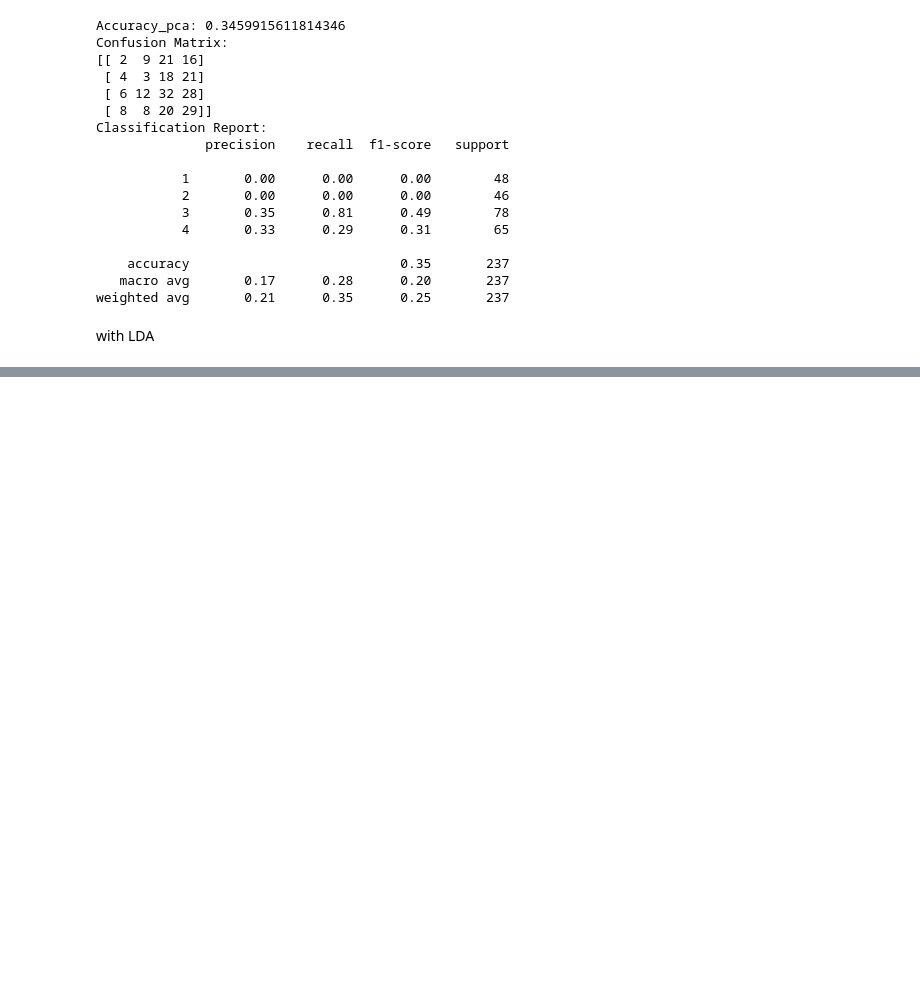
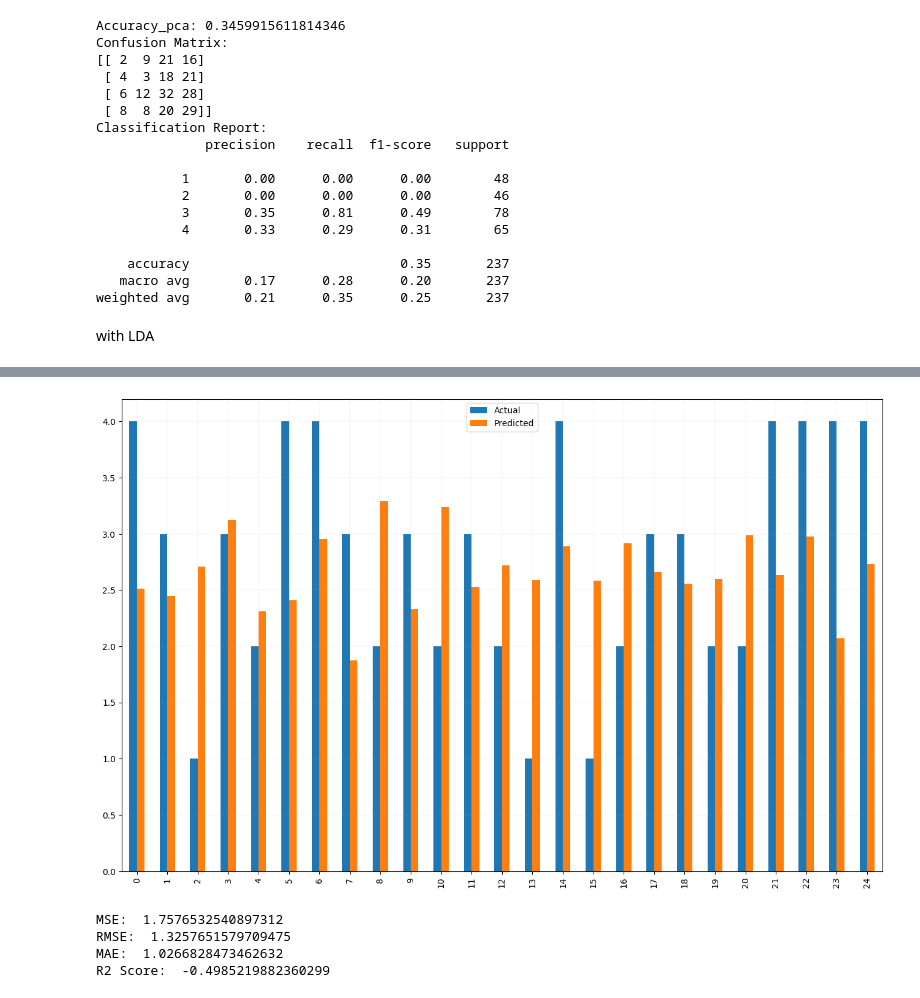
Before and after one commit to pardmanjera/PardonManjera_sba23346_Lvl8_CA2_Integrated, a Jupyter notebook: job_satisfaction_prediction.ipynb, the cells around one changed output, grey strips where cells are left out. Saved outputs shown, nothing was run; the diff lists cells and outputs as text; code cells hidden in the pictures; blank space fills up the shorter version.

```diff
--- a/job_satisfaction_prediction.ipynb
+++ b/job_satisfaction_prediction.ipynb
@@ -1302,0 +1589,2 @@ with LDA
+# %%
+XGB.fit(X_pca_train,y_pca_train)
@@ -1302,0 +1603,30 @@ with LDA
+# %%
+y_lda_pred_xgb = XGB.predict(X_lda_test)
+
+df_xgb_lda = pd.DataFrame({'Actual': y_lda_test.to_numpy().flatten(), 'Predicted': y_lda_pred_xgb.flatten()})
+df1 = df_xgb.head(25)
+df1.plot(kind='bar',figsize=(16,10))
+plt.grid(which='major', linestyle='-', linewidth='0.1')
+plt.grid(which='minor', linestyle=':', linewidth='0.1')
+plt.show()
+# %% [output]
+[figure, added]
+# %%
+MSE_XGB_lda=mean_squared_error(y_lda_test, y_lda_pred_xgb)
+print("MSE: ", mean_squared_error(y_lda_test, y_lda_pred_xgb))
+
+
+RMSE_XGB_lda=np.sqrt(mean_squared_error(y_lda_test, y_lda_pred_xgb))
+print("RMSE: ", np.sqrt(mean_squared_error(y_lda_test, y_lda_pred_xgb)))
+
+
+MAE_XGB_lda=np.sqrt(mean_absolute_error(y_lda_test, y_lda_pred_xgb))
+print("MAE: ", np.sqrt(mean_absolute_error(y_lda_test, y_lda_pred_xgb)))
+
+R2_XGB_lda=r2_score(y_lda_test, y_lda_pred_xgb)
+print("R2 Score: ", r2_score(y_lda_test, y_lda_pred_xgb))
+# %% [output]
+MSE:  1.7576532540897312
+RMSE:  1.3257651579709475
+MAE:  1.0266828473462632
+R2 Score:  -0.4985219882360299
```
Also changed, not shown: parts of 32 cells of this notebook, 2 other files.
